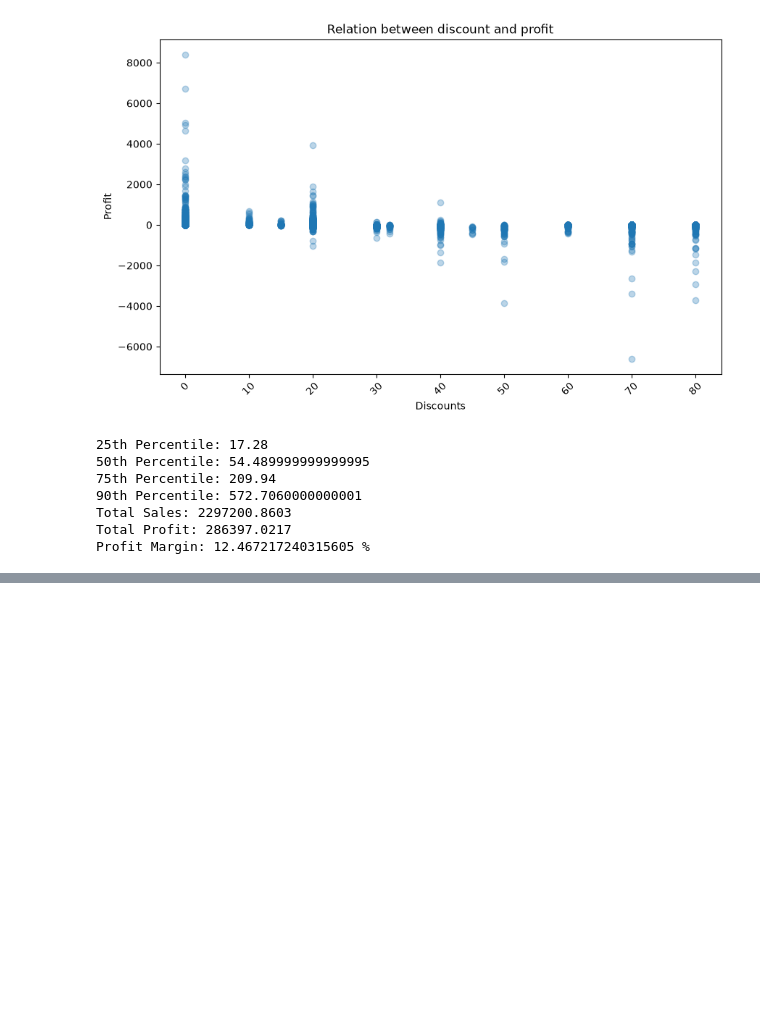
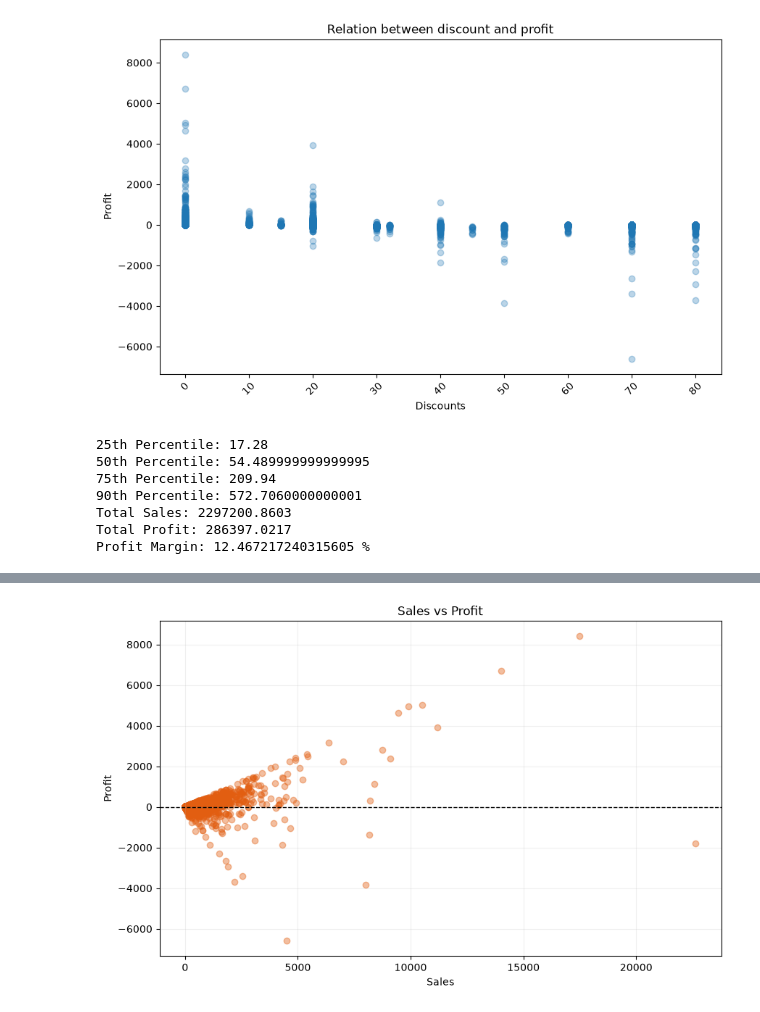
Before and after one commit to dhanushkrishna72/RetailPulse, a Jupyter notebook: notebook/saleDataAnalyser.ipynb, the cells around one changed output, grey strips where cells are left out. Saved outputs shown, nothing was run; the diff lists cells and outputs as text; code cells hidden in the pictures; blank space fills up the shorter version.

```diff
--- a/notebook/saleDataAnalyser.ipynb
+++ b/notebook/saleDataAnalyser.ipynb
@@ -97,0 +151,21 @@ Profit Margin: 12.467217240315605 %
+# %%
+#Sales vs Profit
+plt.figure(figsize=(10, 6))
+
+plt.scatter(
+    data["Sales"],
+    data["Profit"],
+    color="#e25e11",
+    alpha=0.4
+)
+
+plt.axhline(y=0, color="black", linestyle="--", linewidth=1)
+
+plt.title("Sales vs Profit")
+plt.xlabel("Sales")
+plt.ylabel("Profit")
+plt.grid(alpha=0.2)
+plt.savefig(os.path.join(folderPath, "sales_vs_profit.png"), dpi=300, bbox_inches="tight")
+plt.show()
+# %% [output]
+[figure, added]
```
Also changed, not shown: parts of 5 cells of this notebook, 5 other files.
